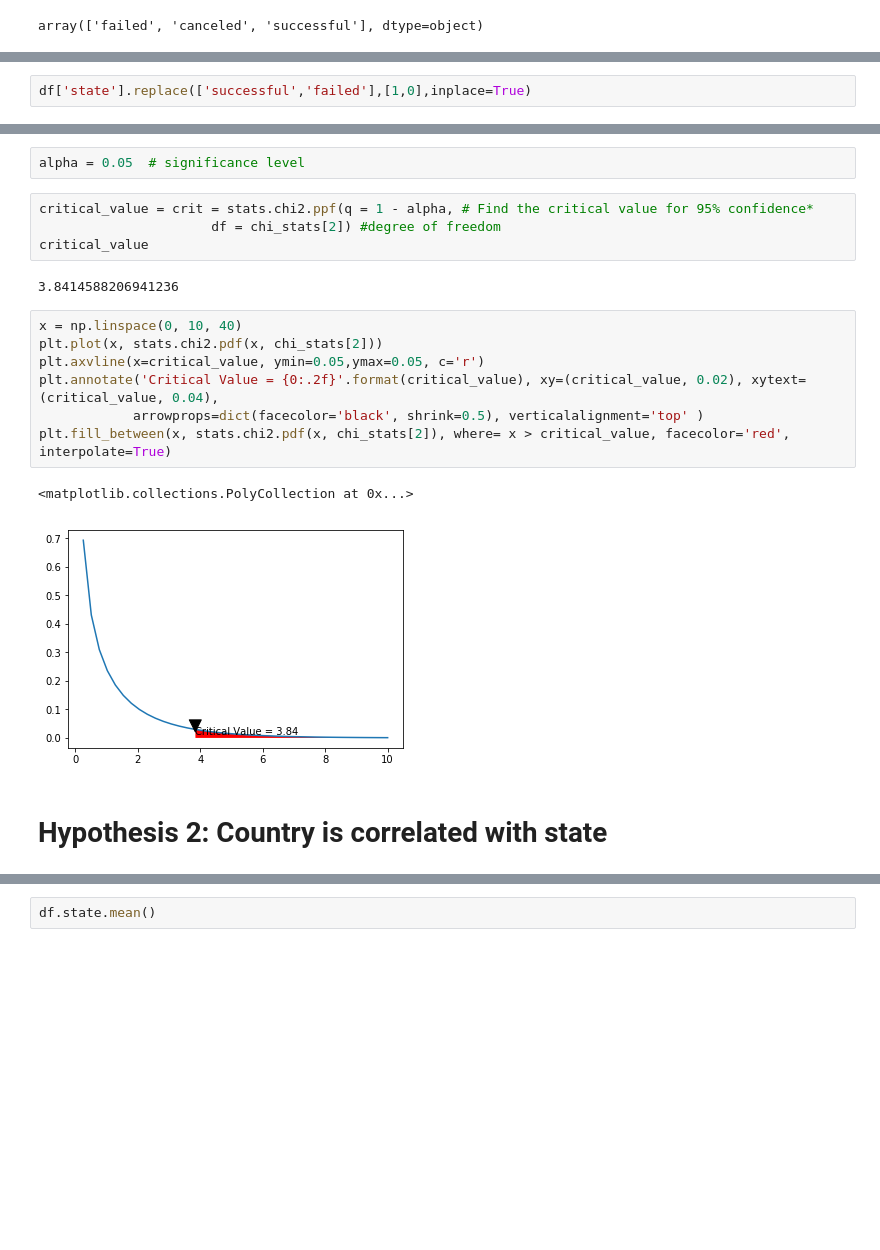
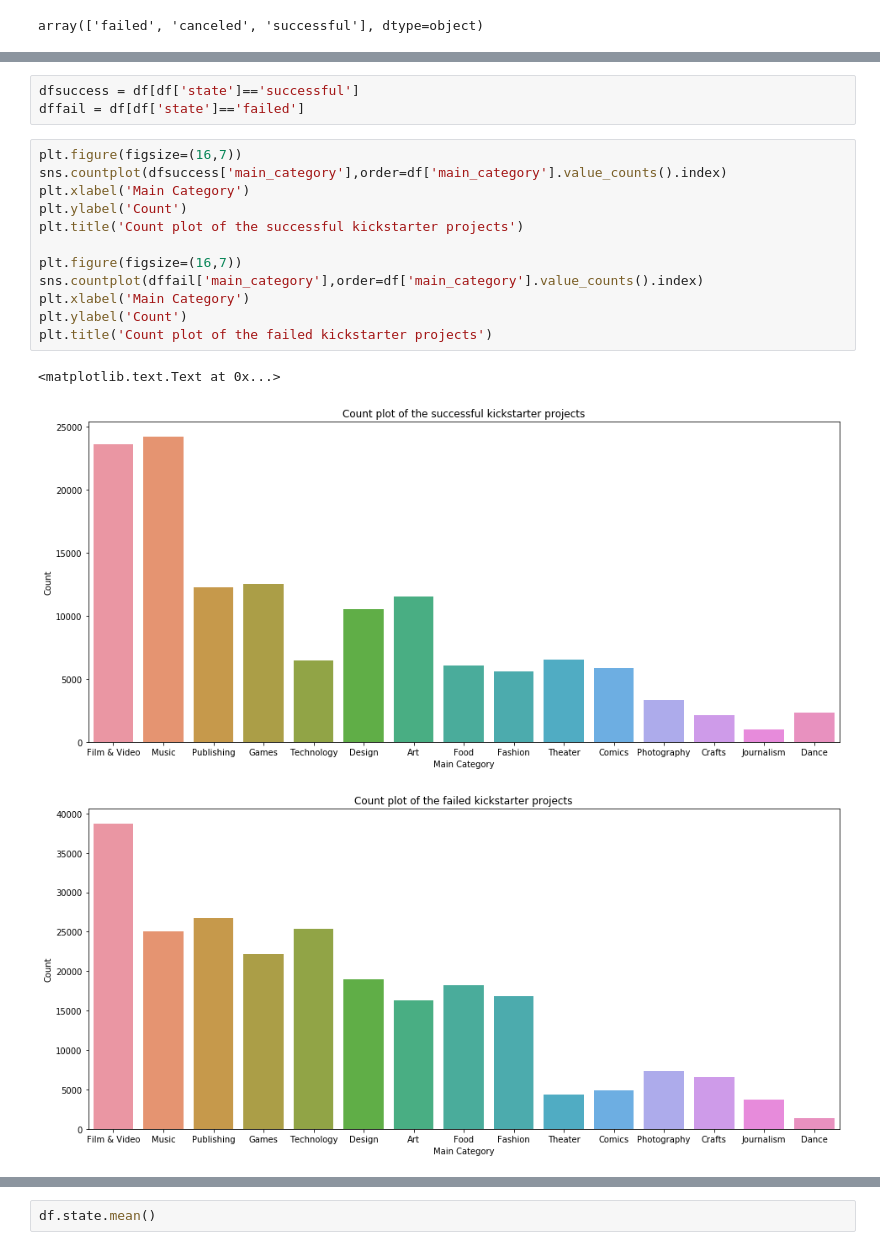
Before and after one commit to coskunfurkan/kickStarter, a Jupyter notebook: kickstart.ipynb, the cells around one changed output, grey strips where cells are left out. Saved outputs shown, nothing was run; the diff lists cells and outputs as text; blank space fills up the shorter version.

Commit message:
Data Analysis and Hypothesis Test

```diff
--- a/kickstart.ipynb
+++ b/kickstart.ipynb
@@ -86,2 +77,0 @@ array(['failed', 'successful'], dtype=object)
-# %%
-df['state'].replace(['successful','failed'],[1,0],inplace=True)
@@ -144,20 +78,19 @@ Test t=14120.871500 p-value=0.000000
-# %%
-alpha = 0.05  # significance level
-# %%
-critical_value = crit = stats.chi2.ppf(q = 1 - alpha, # Find the critical value for 95% confidence*
-                      df = chi_stats[2]) #degree of freedom
-critical_value
-# %% [output]
-3.8414588206941236
-# %%
-x = np.linspace(0, 10, 40)
-plt.plot(x, stats.chi2.pdf(x, chi_stats[2]))
-plt.axvline(x=critical_value, ymin=0.05,ymax=0.05, c='r')
-plt.annotate('Critical Value = {0:.2f}'.format(critical_value), xy=(critical_value, 0.02), xytext=(critical_value, 0.04),
-            arrowprops=dict(facecolor='black', shrink=0.5), verticalalignment='top' )
-plt.fill_between(x, stats.chi2.pdf(x, chi_stats[2]), where= x > critical_value, facecolor='red', interpolate=True)
-# %% [output]
-<matplotlib.collections.PolyCollection at 0x...>
-[figure, removed]
-# %% [markdown]
-# Hypothesis 2: Country is correlated with state
+# %%
+dfsuccess = df[df['state']=='successful']
+dffail = df[df['state']=='failed']
+# %%
+plt.figure(figsize=(16,7))
+sns.countplot(dfsuccess['main_category'],order=df['main_category'].value_counts().index)
+plt.xlabel('Main Category')
+plt.ylabel('Count')
+plt.title('Count plot of the successful kickstarter projects')
+
+plt.figure(figsize=(16,7))
+sns.countplot(dffail['main_category'],order=df['main_category'].value_counts().index)
+plt.xlabel('Main Category')
+plt.ylabel('Count')
+plt.title('Count plot of the failed kickstarter projects')
+# %% [output]
+<matplotlib.text.Text at 0x...>
+[figure, added]
+[figure, added]
```
Also changed, not shown: parts of 31 cells of this notebook.
